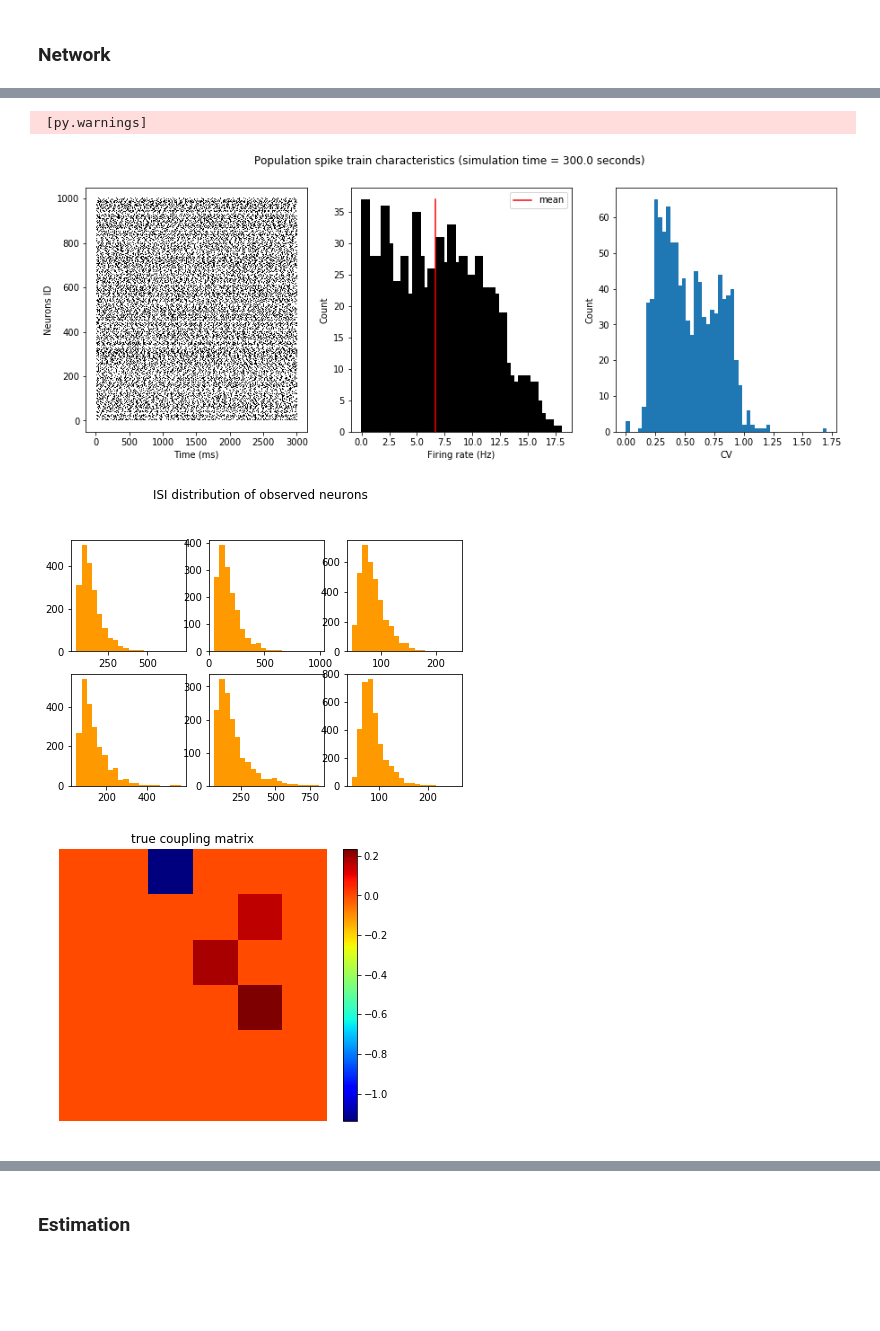
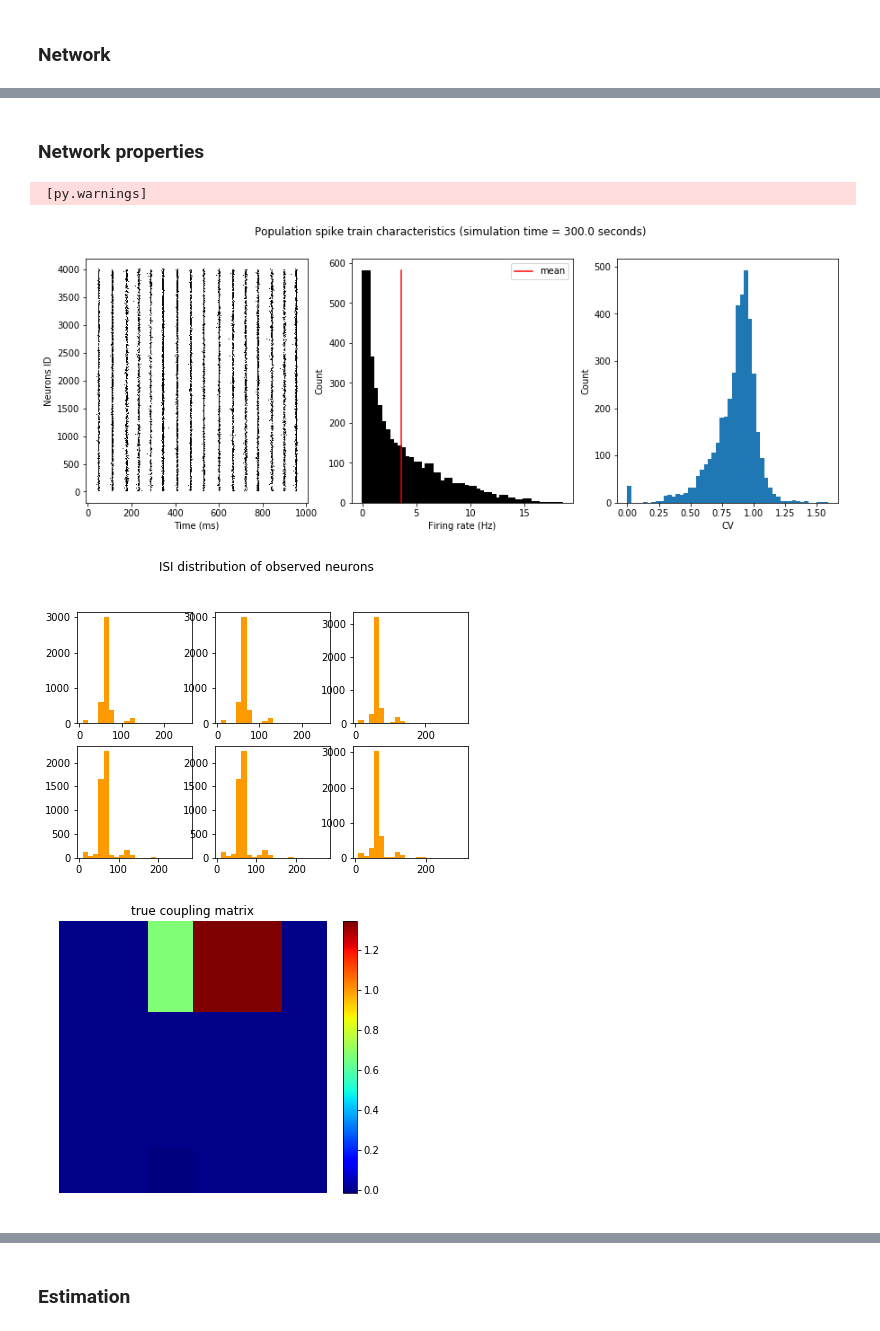
Before and after one commit to yger/inference, a Jupyter notebook: network_inference_brian.ipynb, the cells around one changed output, grey strips where cells are left out. Cells and saved outputs as stored; diff of their text form; code cells hidden in the pictures; blank space fills up the shorter version.

Commit message:
add analysis of network oscillation

```diff
--- a/network_inference_brian.ipynb
+++ b/network_inference_brian.ipynb
@@ -5,10 +5,10 @@ from brian2 import *
 import pandas as pd
 %matplotlib inline
 
-new_net = True
+new_net = False
 
 Nneurons_obs = 6  # number of neurons whose spike trains are observed
-Nneurons_tot = 1000  # number of neurons in total;
+Nneurons_tot = 4000  # number of neurons in total;
 sim_t = 300*second #simulation time
 # %% [markdown]
 ### Network
@@ -85,8 +83,8 @@ if new_net==True: #only simulate new network if required
     Si = Synapses(G, G, 'wi:volt', on_pre='gi += wi')
     Se.connect('i<=N_e and i!=j',p=pe)
     Si.connect('i>N_e and i!=j',p=pi)
-    Se.we = np.random.uniform(0,0.3,len(Se.i))*mV#np.ones(len(Se.i))*(60*0.27/10)*mV#np.random.rand(len(Se.i))*mV # random excitatory synaptic weight (voltage)
-    Si.wi = -np.random.uniform(0,3,len(Si.i))*mV#np.ones(len(Si.i))*(-20*4.5/10)*mV#-np.random.rand(len(Si.i))*mV # random inhibitory synaptic weight
+    Se.we = np.random.uniform(0,2,len(Se.i))*mV#np.ones(len(Se.i))*(60*0.27/10)*mV#np.random.rand(len(Se.i))*mV # random excitatory synaptic weight (voltage)
+    Si.wi = -np.random.uniform(0,8,len(Si.i))*mV#np.ones(len(Si.i))*(-20*4.5/10)*mV#-np.random.rand(len(Si.i))*mV # random inhibitory synaptic weight
     #Se.delay = d
     #Si.delay = d
 
@@ -157,3 +145,5 @@ show()
+# %% [markdown]
+### Network properties
 # %%
 # VISUALIZE SPIKE PROPERTIES OF OBSERVED NEURONS
 import neuronpy.util.spiketrain as st
@@ -178,7 +168,7 @@ figure(figsize=(15,5))
 suptitle('Population spike train characteristics (simulation time = '+str(sim_t)+' seconds)')
 # raster
 subplot(131)
-plot(np.array(sptimes)[np.array(sptimes)<3000],np.array(spid)[np.array(sptimes)<3000],'k,',lw=0)
+plot(np.array(sptimes)[np.array(sptimes)<1000],np.array(spid)[np.array(sptimes)<1000],'k,',lw=0)
 ylabel('Neurons ID')
 xlabel('Time (ms)')
 
@@ -201,35 +191,40 @@ ylabel('Count')
 savefig('population.pdf')
 
 figure(figsize=(7,7))
 suptitle('ISI distribution of observed neurons')
 # change observed neurons id to neurons with at least mean fr=5 Hz
 np.random.seed(100)
-obs_neurons_ind = np.random.choice(np.where(fr>=5)[0],Nneurons_obs)
+obs_neurons_ind = np.random.choice(np.where(fr>=15)[0],Nneurons_obs)
 Jmat_obs = Jmat[obs_neurons_ind,:][:,obs_neurons_ind] #connectivity matrix of observed neurons
 for i_N,ind in enumerate(obs_neurons_ind):
     subplot(3,3,i_N+1)
     hist(ISI[ind],20,facecolor=[1,0.6,0])
 savefig('ISI_dist.pdf')
 show()
-
 
 # into dictionary
 Spt_dict = {}
 for i_N,id_N in enumerate(obs_neurons_ind):
     idx = np.where(spid == id_N)[0]
     Spt_dict[i_N] = sptimes[idx]
 
 # visualize connectivity matrix
 figure(figsize=(6,5))
 subplot(111)
 imshow(Jmat_obs, origin='upper', interpolation='nearest',
            aspect='auto', cmap=plt.cm.jet)
 title('true coupling matrix')
 colorbar()
 axis('off')
 show()
+
+
+# binary spike matrix
+spikes = np.zeros((Nneurons_tot,int((sim_t-5)*1000)))
+for i_N in range(Nneurons_tot):
+    spikes[i_N,sptimes[spid==i_N].astype(int)] = 1.0
 # %% [output]
  [py.warnings]
-[figure, old version]
+[figure, new version]
-[figure, old version]
+[figure, new version]
-[figure, old version]
+[figure, new version]
```
Also changed, not shown: parts of 8 cells of this notebook.
